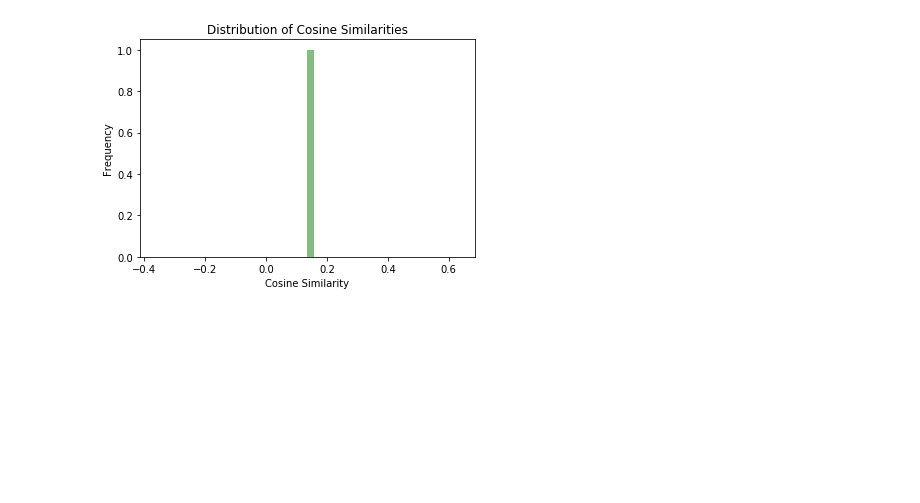
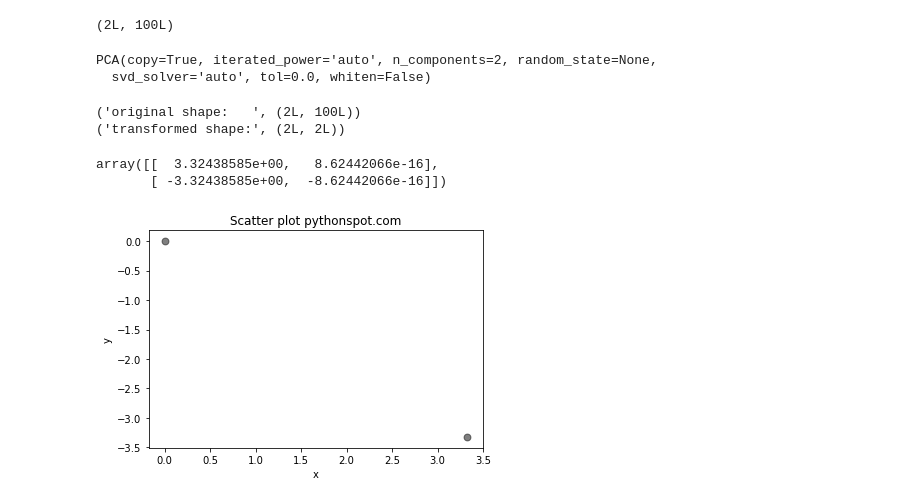
Before and after one commit to barliant/fnc-id, a Jupyter notebook: corpus/Doc2Vec_Ajeng.ipynb, the cells around one changed output. Drawn from its saved outputs; the diff is of its cells as text; code cells hidden in the pictures; blank space fills up the shorter version.

```diff
--- a/corpus/Doc2Vec_Ajeng.ipynb
+++ b/corpus/Doc2Vec_Ajeng.ipynb
@@ -1,8 +1,8 @@
 # %%
 from gensim import models
 
-file_f = open('/home/adhanindita/tugas-akhir/fnc-id/django_project/hoaxdetector/hoax/static/fakta_final.txt').read()
-file_h = open('/home/adhanindita/tugas-akhir/fnc-id/django_project/hoaxdetector/hoax/static/hoax_final.txt').read()
+file_f = open('D:/tugas-akhir/fnc-id/django_project/hoaxdetector/hoax/static/fakta_final.txt').read()
+file_h = open('D:/tugas-akhir/fnc-id/django_project/hoaxdetector/hoax/static/hoax_final.txt').read()
 
 list_f = file_f.split()
 list_h = file_h.split()
@@ -25,21 +25,24 @@ class LabeledLineSentence(object):
 model = models.Doc2Vec(dm=0, alpha=.025, min_alpha=.025, min_count=1)
 model.build_vocab(sentences)
 
+
 for epoch in range(10):
-    model.train(sentences, total_examples = token_count, epochs = model.iter)
+    model.train( sentences, total_examples = token_count, epochs = model.iter)
     model.alpha -= 0.002  # decrease the learning rate`
     model.min_alpha = model.alpha  # fix the learning rate, no decay
+
 
 model.save("my_model.doc2vec")
 model_loaded = models.Doc2Vec.load('my_model.doc2vec')
 
-print(model.docvecs.most_similar(["SENT_hoax"]))
-print(model.docvecs.most_similar(["SENT_fakta"]))
+
+#print(model.docvecs.most_similar(["SENT_hoax"])[0][1])
+#print(model.docvecs.most_similar(["SENT_fakta"]))
 #print(model_loaded.docvecs.most_similar(["SENT_hoax"]))
-#print(model.docvecs["SENT_hoax"])
+print(model.docvecs["SENT_hoax"])
 
 #word_vec = model['pesan']
 #model.docvecs.most_similar([word_vec])
-
+#print("fakta")
 #print(model.docvecs["SENT_fakta"])
 # %% [output]
@@ -58,10 +66,6 @@ min(cosine_similarities)
-# %%
-import matplotlib.pyplot as plt
-plt.hist(cosine_similarities, 50, facecolor='green', alpha=0.5)
-plt.title('Distribution of Cosine Similarities')
-plt.ylabel('Frequency')
-plt.xlabel('Cosine Similarity')
-plt.show()
-plt.savefig('similarities_hist.png')
-# %% [output]
-[figure, removed]
+# %%
+import numpy as np
+new_mat = np.vstack((model.docvecs["SENT_hoax"], model.docvecs["SENT_fakta"]))
+np.shape(new_mat)
+# %% [output]
+(2L, 100L)
@@ -67,0 +75,33 @@ plt.savefig('similarities_hist.png')
+# %%
+from sklearn.decomposition import PCA
+pca = PCA(n_components=2)
+pca.fit(new_mat)
+# %% [output]
+PCA(copy=True, iterated_power='auto', n_components=2, random_state=None,
+  svd_solver='auto', tol=0.0, whiten=False)
+# %%
+new_pca = pca.transform(new_mat)
+print("original shape:   ", new_mat.shape)
+print("transformed shape:", new_pca.shape)
+new_pca
+# %% [output]
+('original shape:   ', (2L, 100L))
+('transformed shape:', (2L, 2L))
+array([[  3.32438585e+00,   8.62442066e-16],
+       [ -3.32438585e+00,  -8.62442066e-16]])
+# %%
+import matplotlib.pyplot as plt
+N = 5
+x = new_pca[0]
+y = new_pca[1]
+colors = (0,0,0)
+area = np.pi*15
+
+# Plot
+plt.scatter(x, y, s=area, c=colors, alpha=0.5)
+plt.title('Scatter plot pythonspot.com')
+plt.xlabel('x')
+plt.ylabel('y')
+plt.show()
+# %% [output]
+[figure, added]
```
Also changed, not shown: parts of 3 cells of this notebook, 31 other files.
